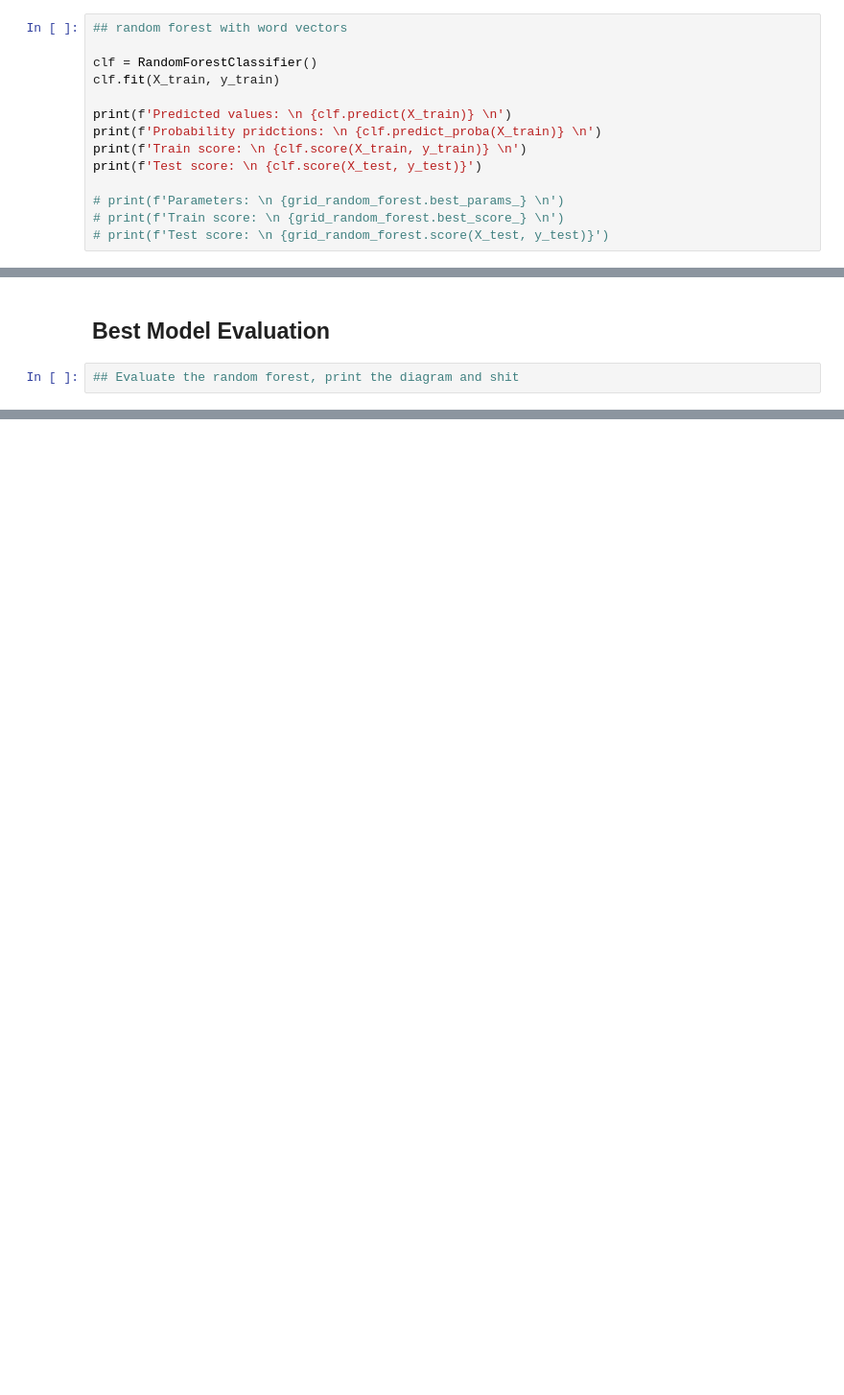
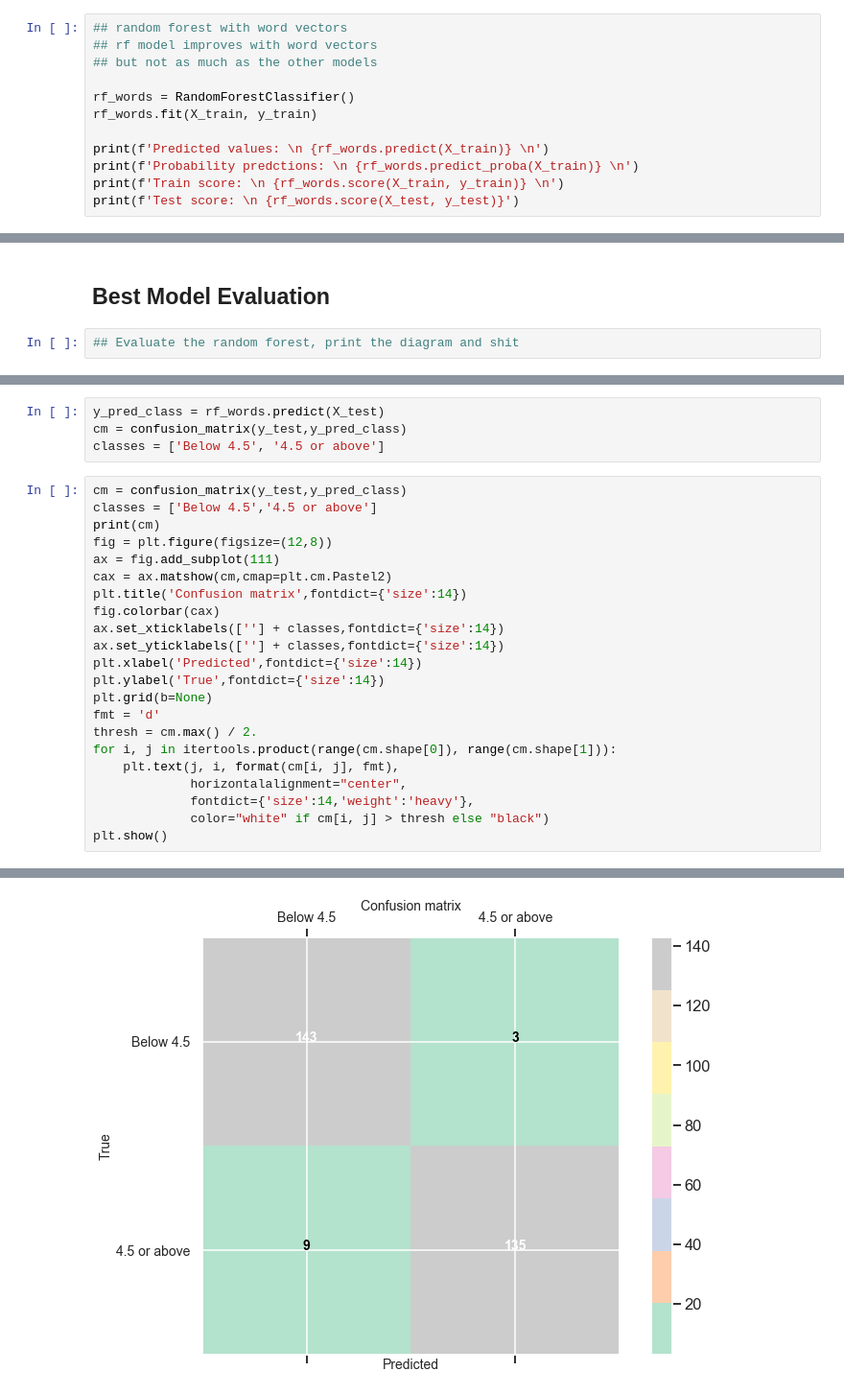
Before and after one commit to michaeleby1/google-books-classification, a Jupyter notebook: modeling.ipynb, the cells around one changed output, grey strips where cells are left out. Shown at 96% size. Saved outputs shown, nothing was run; the diff lists cells and outputs as text; blank space fills up the shorter version.

```diff
--- a/modeling.ipynb
+++ b/modeling.ipynb
@@ -202,16 +271,14 @@ Test score:
 # %%
 ## random forest with word vectors
+## rf model improves with word vectors
+## but not as much as the other models
 
-clf = RandomForestClassifier()
-clf.fit(X_train, y_train)
+rf_words = RandomForestClassifier()
+rf_words.fit(X_train, y_train)
 
-print(f'Predicted values: \n {clf.predict(X_train)} \n')
-print(f'Probability pridctions: \n {clf.predict_proba(X_train)} \n')
-print(f'Train score: \n {clf.score(X_train, y_train)} \n')
-print(f'Test score: \n {clf.score(X_test, y_test)}')
-
-# print(f'Parameters: \n {grid_random_forest.best_params_} \n')
-# print(f'Train score: \n {grid_random_forest.best_score_} \n')
-# print(f'Test score: \n {grid_random_forest.score(X_test, y_test)}')
+print(f'Predicted values: \n {rf_words.predict(X_train)} \n')
+print(f'Probability predctions: \n {rf_words.predict_proba(X_train)} \n')
+print(f'Train score: \n {rf_words.score(X_train, y_train)} \n')
+print(f'Test score: \n {rf_words.score(X_test, y_test)}')
 # %% [output]
 Predicted values:
@@ -375,0 +616,27 @@ AttributeError: 'BernoulliNB' object has no attribute 'feature_importances_'
+# %%
+y_pred_class = rf_words.predict(X_test)
+cm = confusion_matrix(y_test,y_pred_class)
+classes = ['Below 4.5', '4.5 or above']
+# %%
+cm = confusion_matrix(y_test,y_pred_class)
+classes = ['Below 4.5','4.5 or above']
+print(cm)
+fig = plt.figure(figsize=(12,8))
+ax = fig.add_subplot(111)
+cax = ax.matshow(cm,cmap=plt.cm.Pastel2)
+plt.title('Confusion matrix',fontdict={'size':14})
+fig.colorbar(cax)
+ax.set_xticklabels([''] + classes,fontdict={'size':14})
+ax.set_yticklabels([''] + classes,fontdict={'size':14})
+plt.xlabel('Predicted',fontdict={'size':14})
+plt.ylabel('True',fontdict={'size':14})
+plt.grid(b=None)
+fmt = 'd'
+thresh = cm.max() / 2.
+for i, j in itertools.product(range(cm.shape[0]), range(cm.shape[1])):
+    plt.text(j, i, format(cm[i, j], fmt),
+             horizontalalignment="center",
+             fontdict={'size':14,'weight':'heavy'},
+             color="white" if cm[i, j] > thresh else "black")
+plt.show()
+# %% [output]
@@ -375,0 +645 @@ AttributeError: 'BernoulliNB' object has no attribute 'feature_importances_'
+[figure, added]
```
Also changed, not shown: parts of 32 cells of this notebook, 1 other file.
